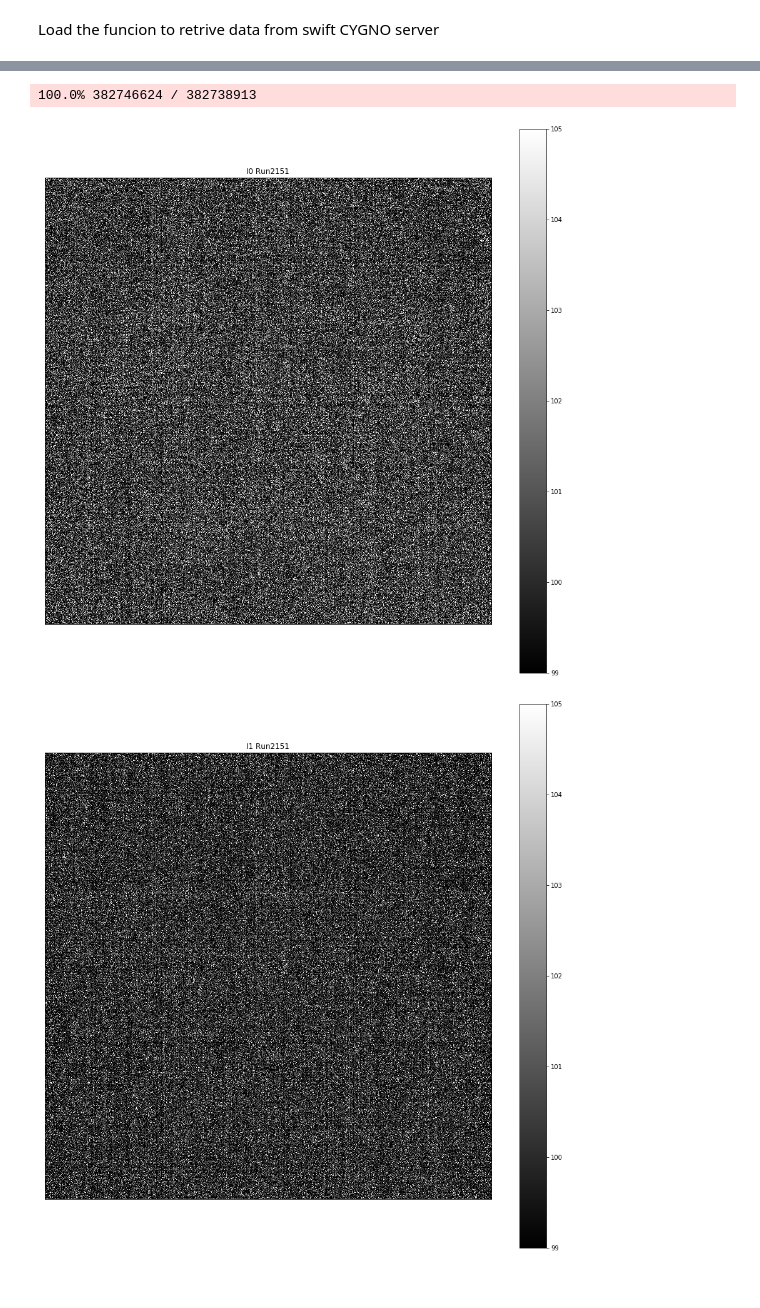
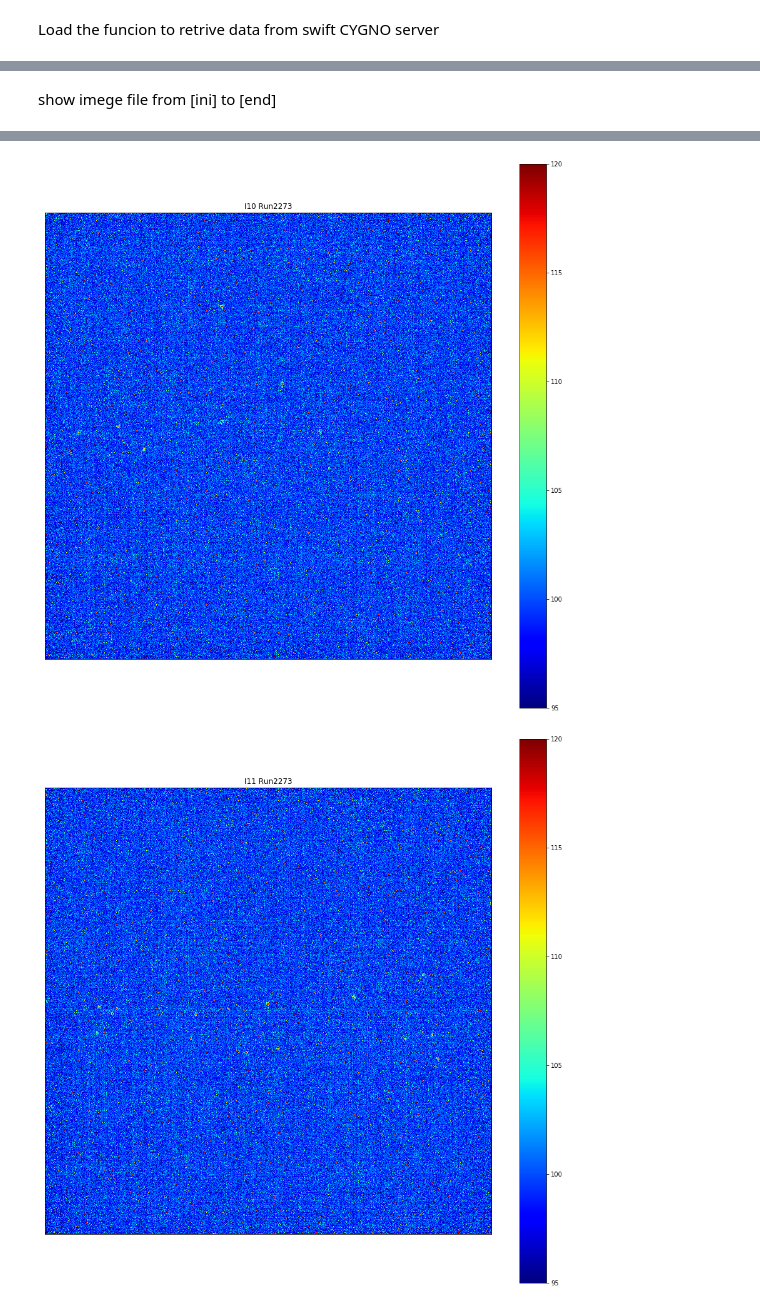
Before and after one commit to lorenzopaolucci/studenti, a Jupyter notebook: show_image_online_root.ipynb, the cells around one changed output, grey strips where cells are left out. Drawn from its saved outputs; the diff is of its cells as text; code cells hidden in the pictures.

```diff
--- a/show_image_online_root.ipynb
+++ b/show_image_online_root.ipynb
@@ -92,0 +98,11 @@ def root_TH2_name(root_file):
+# %%
+run = 2273
+tag = "LAB" # Run tag: MAN, FNG, LAB, BTF, LTD
+print ('Download and open file: '+swift_root_file(tag, run))
+f = swift_read_root_file(swift_root_file(tag, run))
+print ('Find Keys: '+str(len(f.GetListOfKeys())))
+pic, wfm = root_TH2_name(f)
+max_image = len(pic)
+max_wfm = len(wfm)
+print ("# of Images (TH2) Files: %d " % (max_image))
+print ("# of Waveform (TH2) Files: %d " % (max_wfm))
@@ -93,32 +116,19 @@ def root_TH2_name(root_file):
+# %% [markdown]
+show imege file from [ini] to [end]
 # %%
-# - - Setup Variables - - #
+ini = 10
+end = ini+5
 save = 0
-
-run = '02151'
-ini = 0
-end = ini+3
-tag = "LAB" # Run tag: MAN, FNG, LAB, BTF, LTD
-try:
-
-    print ('Downloading and open file: '+swift_root_file(tag, int(run)))
-    tf2 = swift_read_root_file(swift_root_file('LAB', int(run)))
-    for traccia in range(ini,end):
-
-        picname = 'pic_run%s_ev%d' % (run,traccia)
-        imageth2 = tf2.Get(picname)
-        image = hist2array(imageth2)
-        fig = plt.figure(figsize=(16,16))
-        plt.title("I%d Run%d" % (traccia, int(run)))
-        plt.imshow(image.T, cmap="gray", vmin=99,vmax=105)
-        plt.xticks([])
-        plt.yticks([])
-        plt.colorbar()
-        #plt.savefig('/Volumes/Mac_DATA/Cygnus/Data/BTF_2017-2/Data_Image/I%dRun%d_FNG.eps' % (traccia, run), format='eps')
-        if save == 1:
-            plt.savefig('./images/I%dRun%s.png' % (traccia, run), format='png',  dpi = 400, bbox_inches = 'tight', pad_inches = 0)
-        plt.show()
-
-except:
-
-    print ("histogram_Run%s not found, skip for the next..." % run)
+for iTr in range(ini,end):
+    image = hist2array(f.Get(pic[iTr])).T
+    fig = plt.figure(figsize=(16,16))
+    plt.title("I%d Run%d" % (iTr, int(run)))
+    plt.imshow(image,  cmap="jet", vmin=95,vmax=120)
+    plt.xticks([])
+    plt.yticks([])
+    plt.colorbar()
+    #plt.savefig('/Volumes/Mac_DATA/Cygnus/Data/BTF_2017-2/Data_Image/I%dRun%d_FNG.eps' % (traccia, run), format='eps')
+    if save == 1:
+        plt.savefig('./images/I%dRun%s.png' % (iTr, run), format='png',  dpi = 400, bbox_inches = 'tight', pad_inches = 0)
+    plt.show()
 # %% [output]
@@ -126,3 +135,2 @@ Downloading and open file: https://swift.cloud.infn.it:8080/v1/AUTH_1e60fe39fba0
-100.0% 382746624 / 382738913
-[figure, old version]
+[figure, new version]
-[figure, old version]
+[figure, new version]
```
Also changed, not shown: parts of 5 cells of this notebook.
